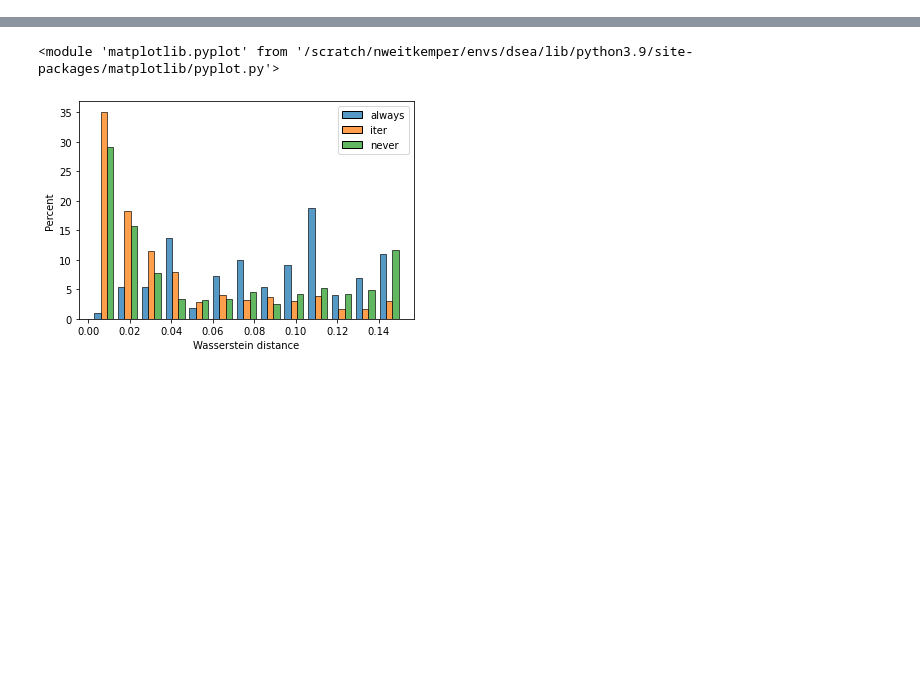
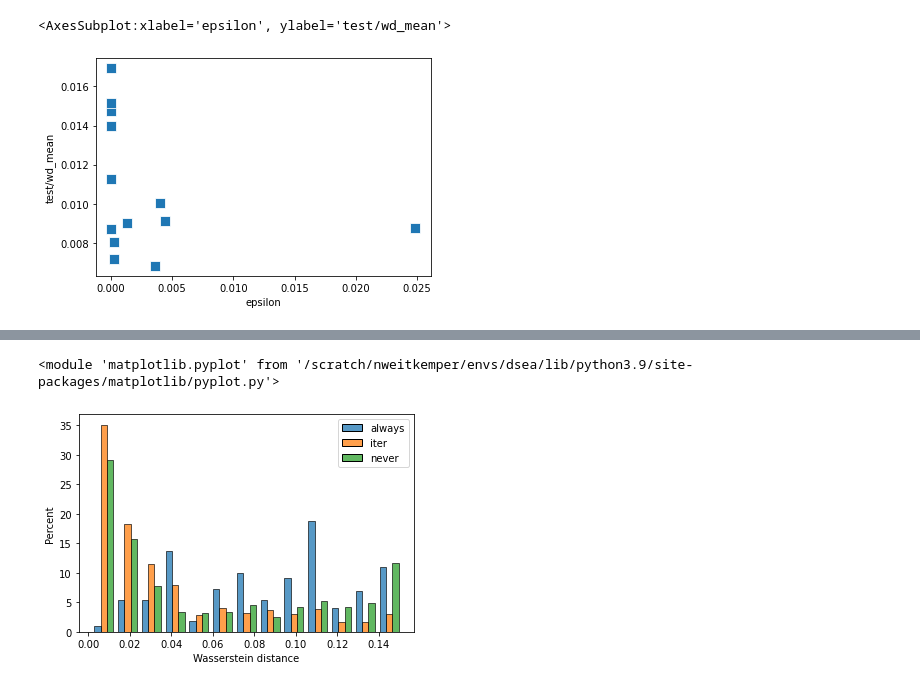
Before and after one commit to NicoWeio/Bachelor-code, a Jupyter notebook: z_evaluate_sweep.ipynb, the cells around one changed output, grey strips where cells are left out. Cells and saved outputs as stored; diff of their text form; code cells hidden in the pictures; blank space fills up the shorter version.

```diff
--- a/z_evaluate_sweep.ipynb
+++ b/z_evaluate_sweep.ipynb
@@ -27,0 +82,5 @@ Best run zesty-sweep-35 with 0.0039 wasserstein distance
+# %%
+sns.scatterplot(data=df, y='test/wd_mean', x='epsilon', s=100, marker='s')
+# %% [output]
+<AxesSubplot:xlabel='epsilon', ylabel='test/wd_mean'>
+[figure, added]
```
Also changed, not shown: parts of 12 cells of this notebook, 1 other file.
